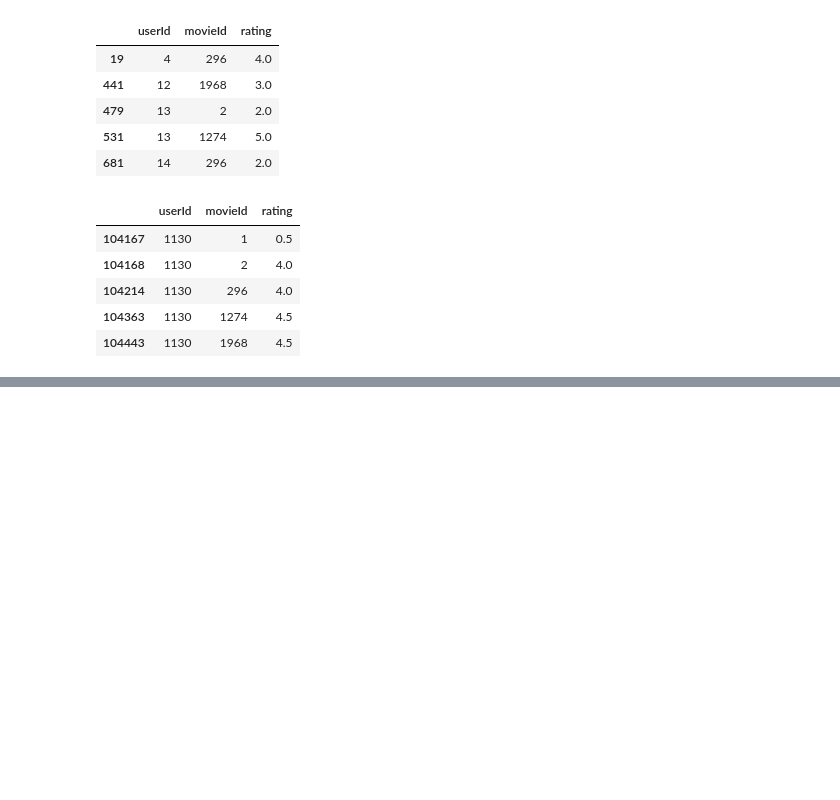
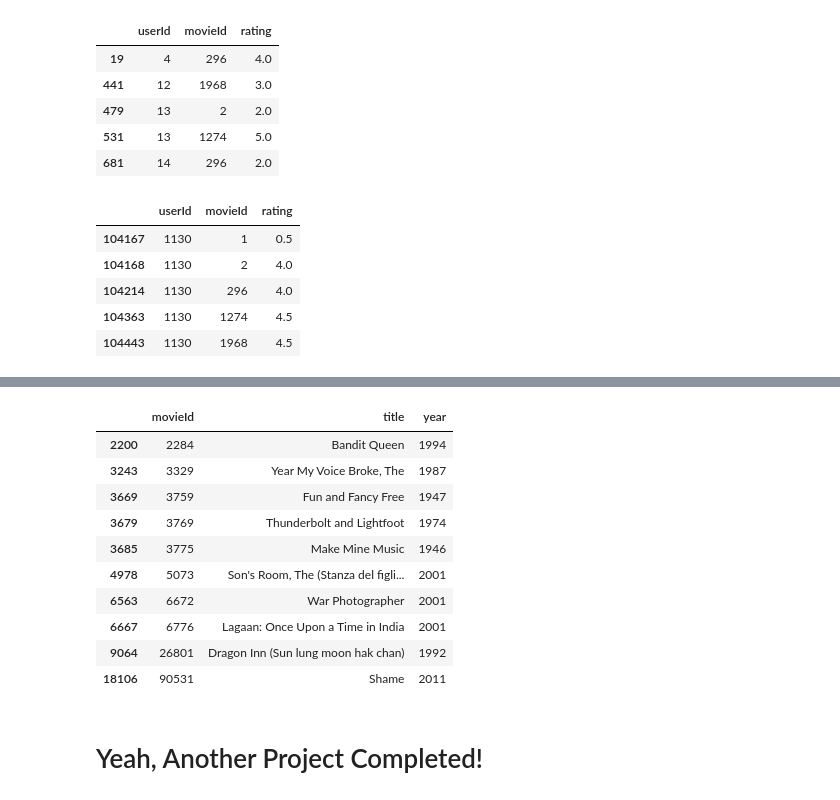
Before and after one commit to HarshitDawar55/Machine_And_Deep_Learning, a Jupyter notebook: Projects/Machine_Learning_Projects/Collaborative Filtering/User-based-Collaborative-Filtering.ipynb, the cells around one changed output, grey strips where cells are left out. Cells and saved outputs as stored; diff of their text form; code cells hidden in the pictures; blank space fills up the shorter version.

```diff
--- a/Projects/Machine_Learning_Projects/Collaborative Filtering/User-based-Collaborative-Filtering.ipynb
+++ b/Projects/Machine_Learning_Projects/Collaborative Filtering/User-based-Collaborative-Filtering.ipynb
@@ -177,0 +302,4 @@ grouped_users_subset.get_group(1130)
+# %%
+#Multiplies the similarity by the user's ratings
+topUsersRating['weightedRating'] = topUsersRating['similarityIndex']*topUsersRating['rating']
+topUsersRating.head()
@@ -177,0 +313,5 @@ grouped_users_subset.get_group(1130)
+# %%
+#Applies a sum to the topUsers after grouping it up by userId
+tempTopUsersRating = topUsersRating.groupby('movieId').sum()[['similarityIndex','weightedRating']]
+tempTopUsersRating.columns = ['sum_similarityIndex','sum_weightedRating']
+tempTopUsersRating.head()
@@ -177,0 +326,7 @@ grouped_users_subset.get_group(1130)
+# %%
+#Creates an empty dataframe
+recommendation_df = pd.DataFrame()
+#Now we take the weighted average
+recommendation_df['weighted average recommendation score'] = tempTopUsersRating['sum_weightedRating']/tempTopUsersRating['sum_similarityIndex']
+recommendation_df['movieId'] = tempTopUsersRating.index
+recommendation_df.head()
@@ -177,0 +341,3 @@ grouped_users_subset.get_group(1130)
+# %%
+recommendation_df = recommendation_df.sort_values(by='weighted average recommendation score', ascending=False)
+recommendation_df.head(10)
@@ -177,0 +357,16 @@ grouped_users_subset.get_group(1130)
+# %%
+movies.loc[movies['movieId'].isin(recommendation_df.head(10)['movieId'].tolist())]
+# %% [output]
+|  | movieId | title | year |
+| 2200 | 2284 | Bandit Queen | 1994 |
+| 3243 | 3329 | Year My Voice Broke, The | 1987 |
+| 3669 | 3759 | Fun and Fancy Free | 1947 |
+| 3679 | 3769 | Thunderbolt and Lightfoot | 1974 |
+| 3685 | 3775 | Make Mine Music | 1946 |
+| 4978 | 5073 | Son's Room, The (Stanza del figli... | 2001 |
+| 6563 | 6672 | War Photographer | 2001 |
+| 6667 | 6776 | Lagaan: Once Upon a Time in India | 2001 |
+| 9064 | 26801 | Dragon Inn (Sun lung moon hak chan) | 1992 |
+| 18106 | 90531 | Shame | 2011 |
+# %% [markdown]
+# Yeah, Another Project Completed!
```
Also changed, not shown: parts of 16 cells of this notebook.
